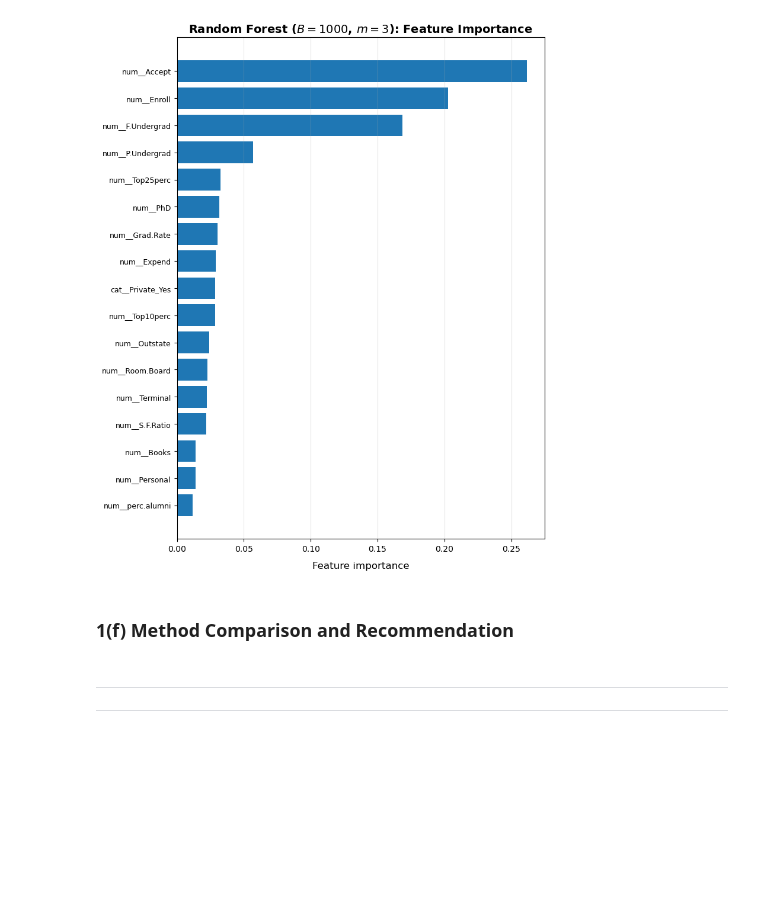
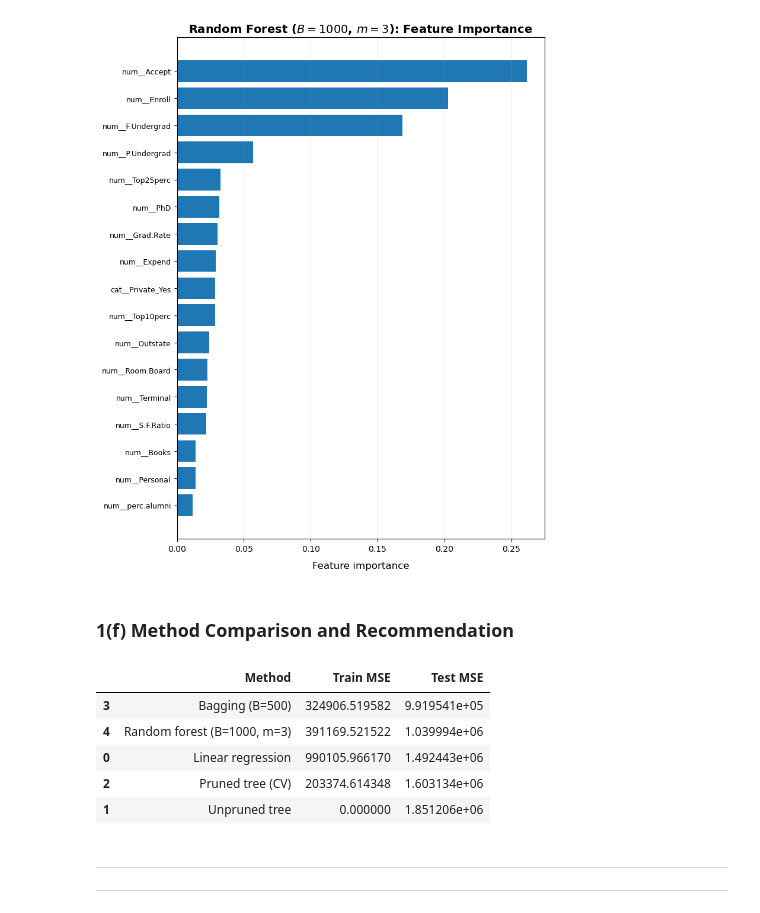
Before and after one commit to etoobian/STAT587_DS1_HW2, a Jupyter notebook: notebooks/STAT587_HW2.ipynb, the cells around one changed output. Cells and saved outputs as stored; diff of their text form; code cells hidden in the pictures; blank space fills up the shorter version.

Commit message:
Full Method comparison Q1.

```diff
--- a/notebooks/STAT587_HW2.ipynb
+++ b/notebooks/STAT587_HW2.ipynb
@@ -1222,6 +1222,76 @@ _ = save_importance_plot(
 [figure]
 # %% [markdown]
 ### **1(f)** Method Comparison and Recommendation
+# %%
+# Comparison Table
+def _safe_float(x):
+    """Convert scalar to float if possible; otherwise return np.nan."""
+    try:
+        if x is None:
+            return np.nan
+        return float(x)
+    except Exception:
+        return np.nan
+
+# Collect results
+
+# Pull bagging metrics from table q1d_metrics_df
+q1d_train_mse_500 = float(q1d_metrics_df.loc["Train MSE", "B=500"])
+q1d_test_mse_500  = float(q1d_metrics_df.loc["Test MSE",  "B=500"])
+
+q1f_rows = [
+    {
+        "Method": "Linear regression",
+        "Train MSE": _safe_float(globals().get("q1a_train_mse")),
+        "Test MSE": _safe_float(globals().get("q1a_test_mse")),
+    },
+    {
+        "Method": "Unpruned tree",
+        "Train MSE": _safe_float(globals().get("q1b_train_mse")),
+        "Test MSE": _safe_float(globals().get("q1b_test_mse")),
+    },
+    {
+        "Method": "Pruned tree (CV)",
+        "Train MSE": _safe_float(globals().get("q1c_train_mse")),
+        "Test MSE": _safe_float(globals().get("q1c_test_mse")),
+    },
+    {
+        "Method": "Bagging (B=500)",
+        "Train MSE": _safe_float(globals().get("q1d_train_mse_500")),
+        "Test MSE": _safe_float(globals().get("q1d_test_mse_500")),
+    },
+    {
+        "Method": "Random forest (B=1000, m=3)",
+        "Train MSE": _safe_float(globals().get("q1e_train_mse_1000")),
+        "Test MSE": _safe_float(globals().get("q1e_test_mse_1000")),
+    },
+]
+
+q1f_compare_tbl = pd.DataFrame(q1f_rows)
+
+# Sort by Test MSE for easy comparison
+q1f_compare_tbl_mse_only = q1f_compare_tbl.sort_values("Test MSE", ascending=True)
+
+# Save LaTeX table
+save_tex_table(
+    q1f_compare_tbl_mse_only,
+    "q1f_all_methods_mse.tex",
+    caption="Train and test mean squared error (MSE) for all methods.",
+    label="tab:q1f-all-methods",
+    float_fmt="%.4f",
+    index=False,
+    escape_underscore_cols=("Method",),
+)
+
+if VERBOSE:
+    display(q1f_compare_tbl_mse_only)
+# %% [output]
+|  | Method | Train MSE | Test MSE |
+| 3 | Bagging (B=500) | 324906.519582 | 9.919541e+05 |
+| 4 | Random forest (B=1000, m=3) | 391169.521522 | 1.039994e+06 |
+| 0 | Linear regression | 990105.966170 | 1.492443e+06 |
+| 2 | Pruned tree (CV) | 203374.614348 | 1.603134e+06 |
+| 1 | Unpruned tree | 0.000000 | 1.851206e+06 |
 # %% [markdown]
 ---
 ---
```
Also changed, not shown: 1 other file.
